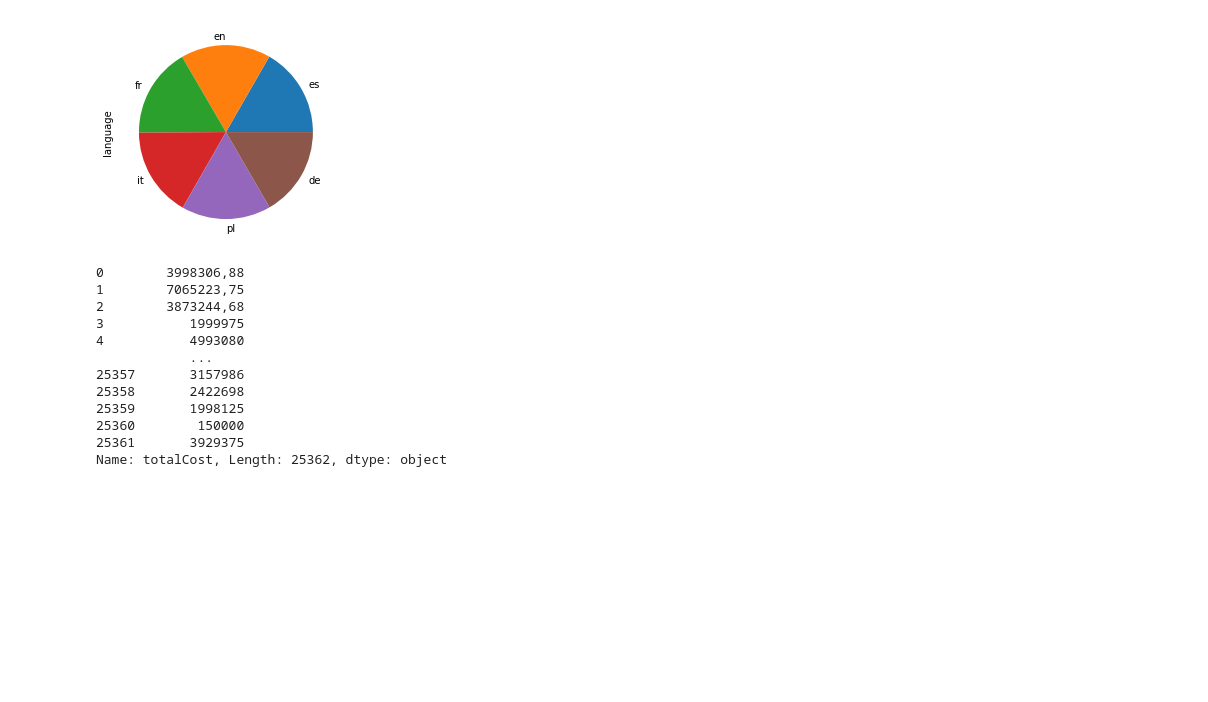
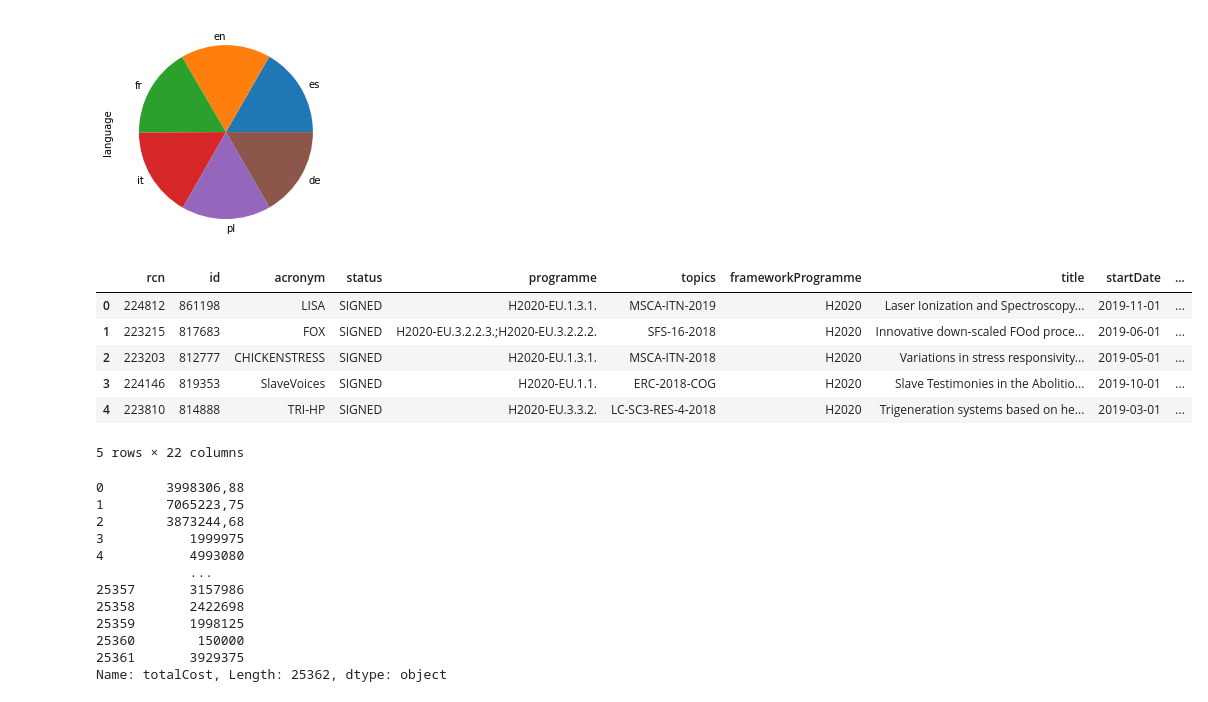
Before and after one commit to wisslab/jupyter-tutorial, a Jupyter notebook: jupyter-for-data-integration/pandas.ipynb, the cells around one changed output. Cells and saved outputs as stored; diff of their text form; code cells hidden in the pictures; blank space fills up the shorter version.

```diff
--- a/jupyter-for-data-integration/pandas.ipynb
+++ b/jupyter-for-data-integration/pandas.ipynb
@@ -91,6 +91,16 @@ df['language'].value_counts().plot.pie()
 [figure]
 # %%
 df2 = pd.read_csv('../data/cordis-h2020projects.csv', delimiter=';')
+# %%
+df2.head()
+# %% [output]
+|  | rcn | id | acronym | status | programme | topics | frameworkProgramme | title | startDate | ... |
+| 0 | 224812 | 861198 | LISA | SIGNED | H2020-EU.1.3.1. | MSCA-ITN-2019 | H2020 | Laser Ionization and Spectroscopy... | 2019-11-01 | ... |
+| 1 | 223215 | 817683 | FOX | SIGNED | H2020-EU.3.2.2.3.;H2020-EU.3.2.2.2. | SFS-16-2018 | H2020 | Innovative down-scaled FOod proce... | 2019-06-01 | ... |
+| 2 | 223203 | 812777 | CHICKENSTRESS | SIGNED | H2020-EU.1.3.1. | MSCA-ITN-2018 | H2020 | Variations in stress responsivity... | 2019-05-01 | ... |
+| 3 | 224146 | 819353 | SlaveVoices | SIGNED | H2020-EU.1.1. | ERC-2018-COG | H2020 | Slave Testimonies in the Abolitio... | 2019-10-01 | ... |
+| 4 | 223810 | 814888 | TRI-HP | SIGNED | H2020-EU.3.3.2. | LC-SC3-RES-4-2018 | H2020 | Trigeneration systems based on he... | 2019-03-01 | ... |
+5 rows × 22 columns
 # %%
 df2['totalCost']
 # %% [output]
```
Also changed, not shown: 3 other files.
